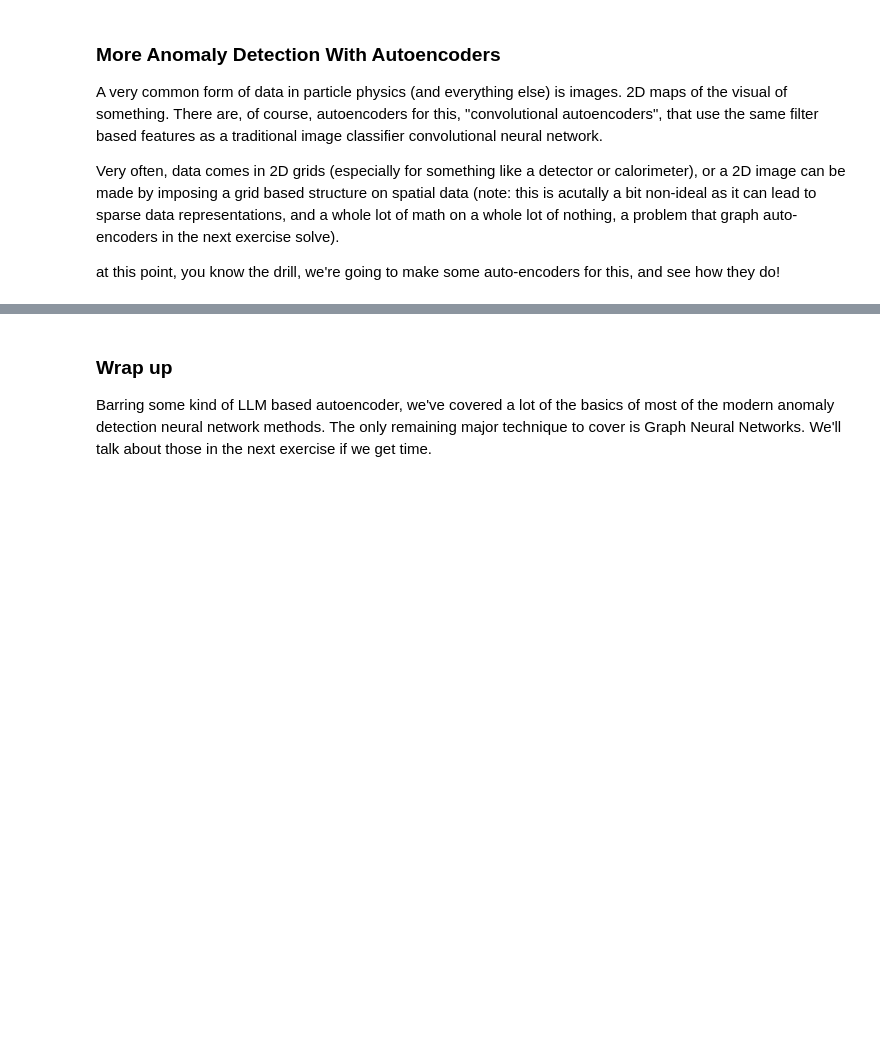
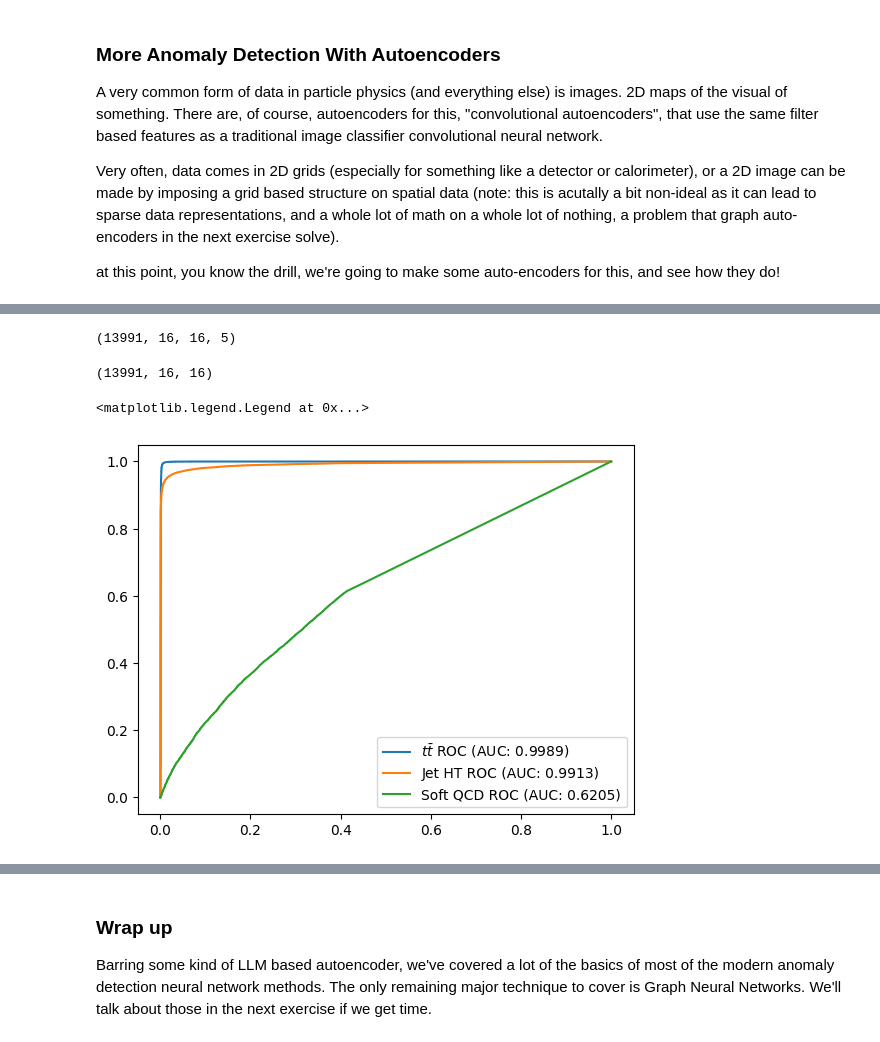
Before and after one commit to aloeliger/CMS_OpenData_Exercises, a Jupyter notebook: More_Advanced_AD.ipynb, the cells around one changed output, grey strips where cells are left out. Drawn from its saved outputs; the diff is of its cells as text; code cells hidden in the pictures; blank space fills up the shorter version.

```diff
--- a/More_Advanced_AD.ipynb
+++ b/More_Advanced_AD.ipynb
@@ -26,0 +463,24 @@ This section is a little more freeform. I just wanted to take some time to intro
+# %%
+#
+# Exercise: Compare this different loss function model to the previous model. Which works better?
+#
+
+new_zerobias_predictions = conv_ae.predict(zerobias_test)
+new_ttbar_predictions = conv_ae.predict(ttbar_data)
+new_jetht_predictions = conv_ae.predict(jetht_data)
+new_softqcd_predictions = conv_ae.predict(softqcd_data)
+
+test = huber_metric(zerobias_test, new_zerobias_predictions)
+console.print(new_zerobias_predictions.shape)
+console.print(test.shape)
+
+new_zerobias_score = np.mean(np.array(huber_metric(zerobias_test, new_zerobias_predictions)), axis=(1,2))
+new_ttbar_score = np.mean(np.array(huber_metric(ttbar_data, new_ttbar_predictions)), axis=(1,2))
+new_jetht_score = np.mean(np.array(huber_metric(jetht_data, new_jetht_predictions)), axis=(1,2))
+new_softqcd_score = np.mean(np.array(huber_metric(softqcd_data, new_softqcd_predictions)), axis=(1,2))
+
+make_roc(new_zerobias_score, new_ttbar_score, legend_label=r'$t\bar{t}$')
+make_roc(new_zerobias_score, new_jetht_score, legend_label=r'Jet HT')
+make_roc(new_zerobias_score, new_softqcd_score, legend_label=r'Soft QCD')
+plt.legend()
+# %% [output]
@@ -27,2 +491,6 @@ This section is a little more freeform. I just wanted to take some time to intro
+(13991, 16, 16, 5)
+(13991, 16, 16)
+<matplotlib.legend.Legend at 0x...>
+[figure, added]
 # %% [markdown]
 ### Different Networks for Anomaly Detection: Generative Adversarial Networks
```
Also changed, not shown: parts of 11 cells of this notebook.
